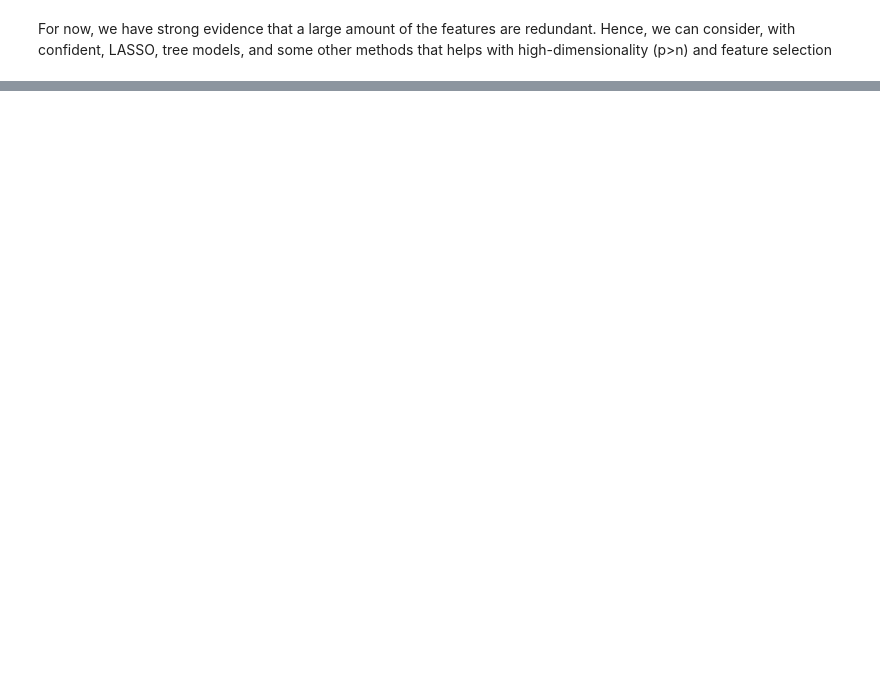
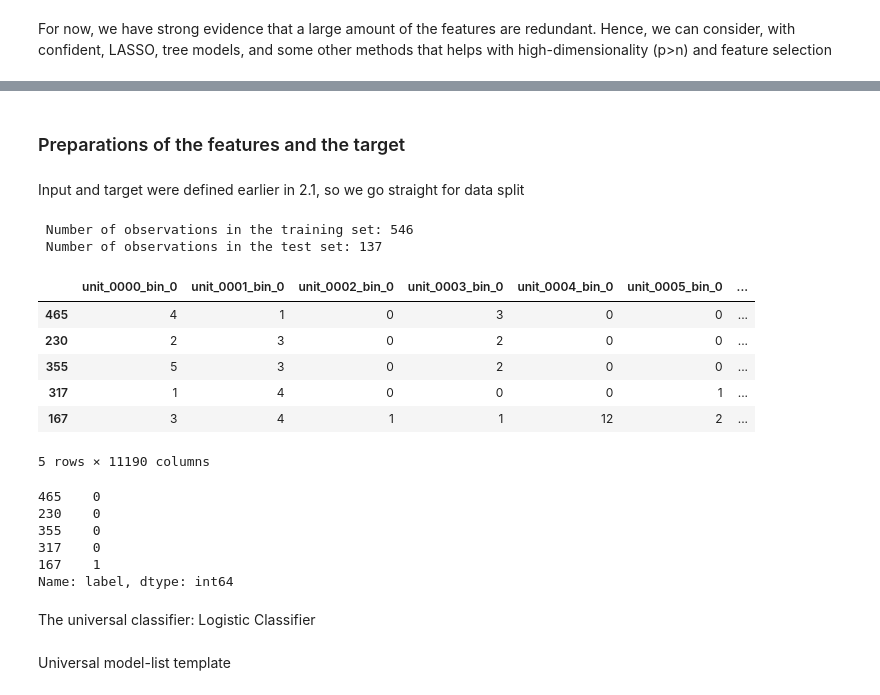
Before and after one commit to Mihneapiuaru/ml_project, a Jupyter notebook: task2.ipynb, the cells around one changed output, grey strips where cells are left out. Cells and saved outputs as stored; diff of their text form; code cells hidden in the pictures; blank space fills up the shorter version.

```diff
--- a/task2.ipynb
+++ b/task2.ipynb
@@ -215,0 +336,38 @@ Small Multilayer Perceptron (MLP) (1 layer nueral network)
+# %% [markdown]
+### Preparations of the features and the target
+# %% [markdown]
+Input and target were defined earlier in 2.1, so we go straight for data split
+# %%
+# General train/test split
+X_train, X_test, y_train, y_test = train_test_split(
+    input,
+    target,
+    test_size=0.2,
+    random_state=42,
+    shuffle=True,
+    stratify=target #This ensures the train and test set follow the same distribution as the original dataset
+)
+# %%
+print(f"\n Number of observations in the training set: {X_train.shape[0]}", f"\n Number of observations in the test set: {X_test.shape[0]}")
+# %% [output]
+ Number of observations in the training set: 546
+ Number of observations in the test set: 137
+# %%
+X_train.head()
+# %% [output]
+|  | unit_0000_bin_0 | unit_0001_bin_0 | unit_0002_bin_0 | unit_0003_bin_0 | unit_0004_bin_0 | unit_0005_bin_0 | ... |
+| 465 | 4 | 1 | 0 | 3 | 0 | 0 | ... |
+| 230 | 2 | 3 | 0 | 2 | 0 | 0 | ... |
+| 355 | 5 | 3 | 0 | 2 | 0 | 0 | ... |
+| 317 | 1 | 4 | 0 | 0 | 0 | 1 | ... |
+| 167 | 3 | 4 | 1 | 1 | 12 | 2 | ... |
+5 rows × 11190 columns
+# %%
+y_train.head()
+# %% [output]
+465    0
+230    0
+355    0
+317    0
+167    1
+Name: label, dtype: int64
@@ -215,0 +376,2 @@ Small Multilayer Perceptron (MLP) (1 layer nueral network)
+# %% [markdown]
+The universal classifier: Logistic Classifier
@@ -215,0 +389,2 @@ Small Multilayer Perceptron (MLP) (1 layer nueral network)
+# %% [markdown]
+Universal model-list template
```
Also changed, not shown: parts of 52 cells of this notebook, 10 other files.
